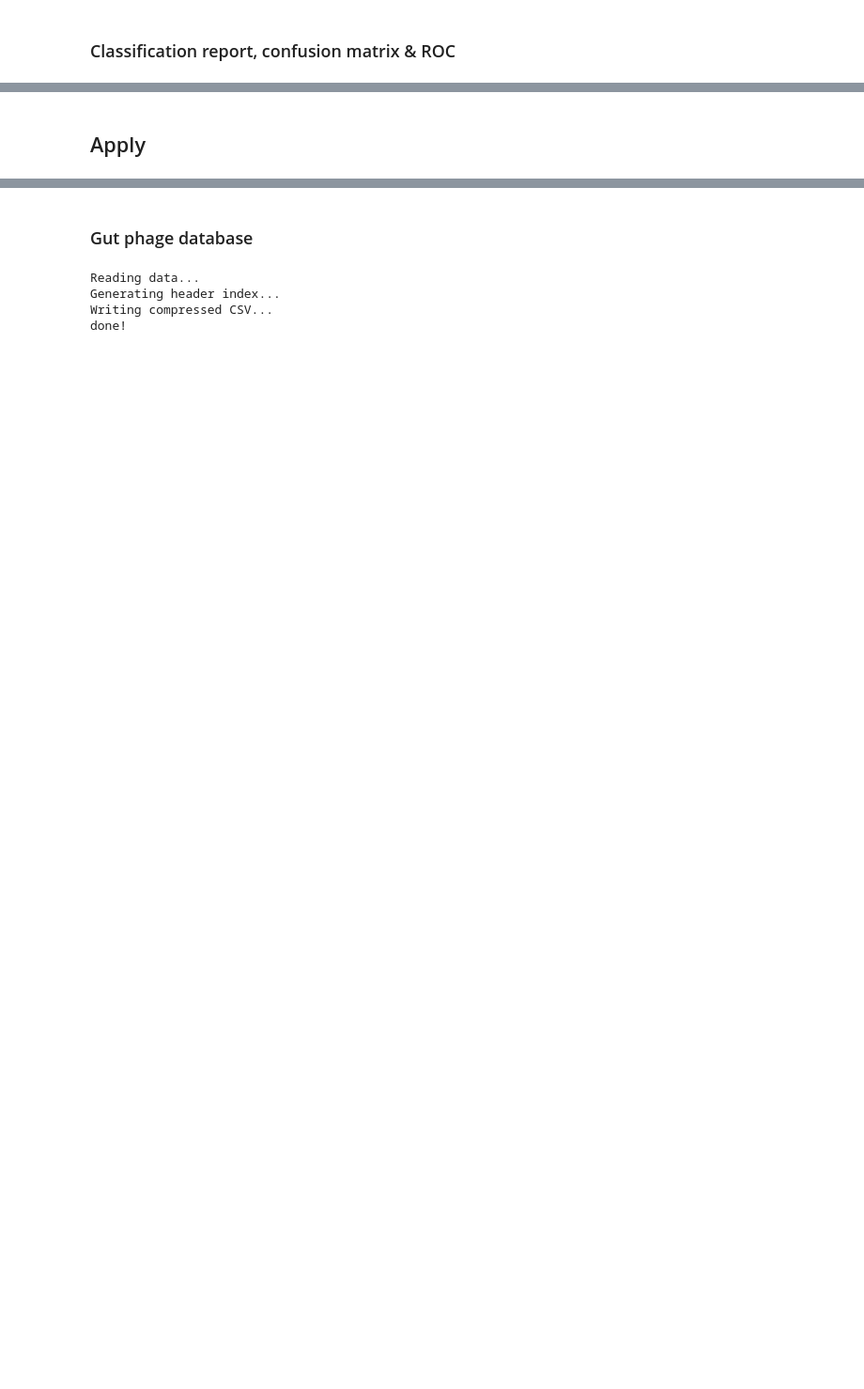
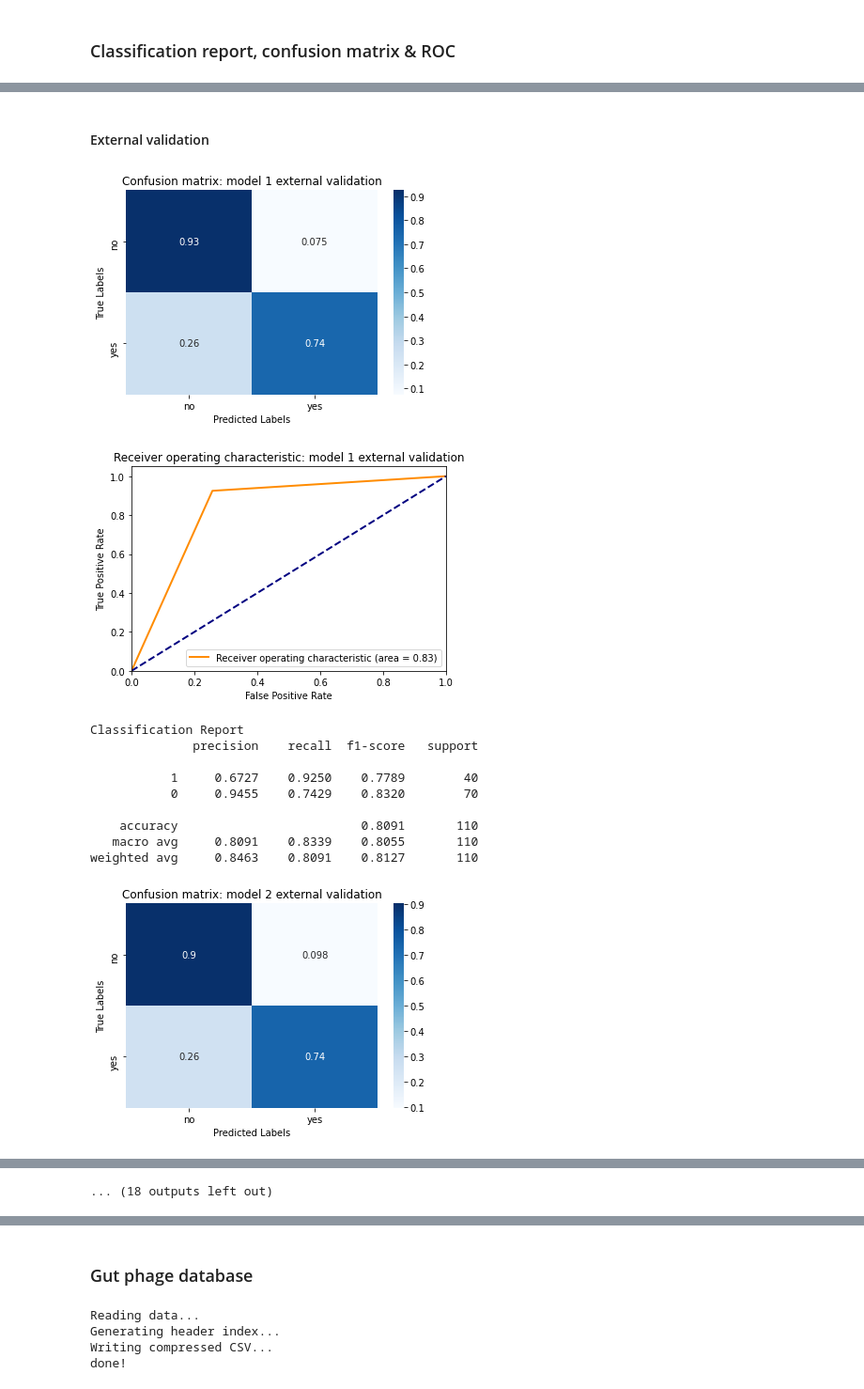
Before and after one commit to ejmockler/AgGRU-Check, a Jupyter notebook: amyloidClassification.ipynb, the cells around one changed output, grey strips where cells are left out. Shown at 94% size. Drawn from its saved outputs; the diff is of its cells as text; code cells hidden in the pictures; blank space fills up the shorter version.

```diff
--- a/amyloidClassification.ipynb
+++ b/amyloidClassification.ipynb
@@ -603,4 +625,32 @@ weighted avg     0.8763    0.8528    0.8545       360
 ... (18 outputs left out)
-# %% [markdown]
-
-## Apply
+# %% [markdown]
+#### External validation
+# %%
+
+validationDataPath = './valid.csv'
+
+y_pred_external, y_true_external = dict(), dict()
+bestExternalModel = { 'model': None, 'fold': 0}
+bestExternalROC = 0
+for fold in range(foldCount):
+    model = torch.load(destination_folder + f'/model{fold}.pt')
+    y_pred_external[fold], y_true_external[fold] = kFoldEvaluate(model, foldCount, validationDataPath)
+    roc = getHeuristics(y_pred_external[fold], y_true_external[fold], f"Confusion matrix: model {fold + 1} external validation", f"Receiver operating characteristic: model {fold + 1} external validation", fold)
+    if roc > bestExternalROC:
+        bestExternalROC = roc
+        bestExternalModel['model'], bestExternalModel['fold'] = model, fold + 1
+print("bestROC: " + str(bestExternalROC) + ', fold ' + str(bestExternalModel['fold']))
+print("best external model = best cross-validated model? " + ("True" if bestModel['fold'] == bestExternalModel['fold'] else "False"))
+# %% [output]
+[figure, added]
+[figure, added]
+Classification Report
+              precision    recall  f1-score   support
+
+           1     0.6727    0.9250    0.7789        40
+           0     0.9455    0.7429    0.8320        70
+
+    accuracy                         0.8091       110
+   macro avg     0.8091    0.8339    0.8055       110
+weighted avg     0.8463    0.8091    0.8127       110
+[figure, added]
@@ -606,0 +689 @@ weighted avg     0.8763    0.8528    0.8545       360
+... (18 outputs left out)
```
Also changed, not shown: parts of 18 cells of this notebook, 2 other files.
